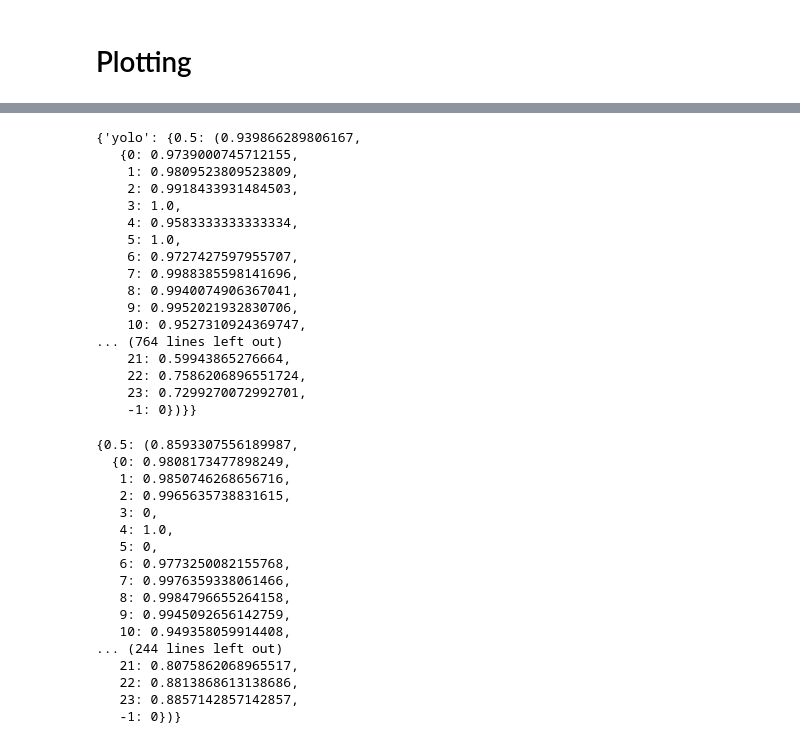
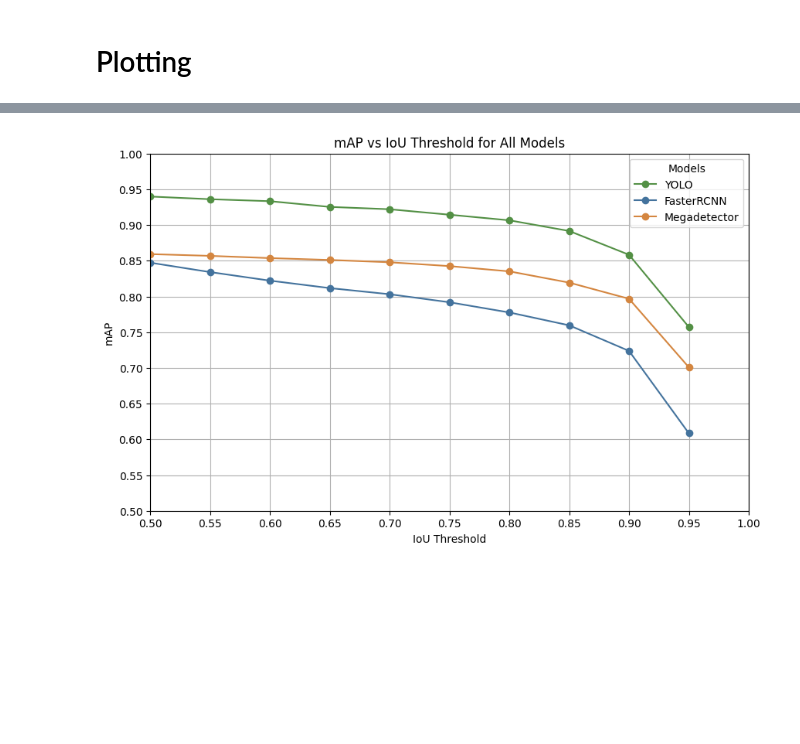
Before and after one commit to ziriraha/snieves-donana-benchmark, a Jupyter notebook: models/analysis/study.ipynb, the cells around one changed output, grey strips where cells are left out. Saved outputs shown, nothing was run; the diff lists cells and outputs as text; code cells hidden in the pictures; blank space fills up the shorter version.

```diff
--- a/models/analysis/study.ipynb
+++ b/models/analysis/study.ipynb
@@ -179,47 +221,25 @@ def calculate_mAP(true, pred, iou, iou_threshold=0.5):
-# %%
-model_mAP = {}
-for model in ['yolo', 'megadetector', 'fasterrcnn']:
-    true, pred, iou = read_values(f"{model}_values.txt")
-    model_mAP[model] = {}
-    for i in range(50, 100, 5):
-        f = i/100
-        mAP, APs = calculate_mAP(true, pred, iou, iou_threshold=f)
-        model_mAP[model][f] = (float(mAP), APs)
-model_mAP
-# %% [output]
-{'yolo': {0.5: (0.939866289806167,
-   {0: 0.9739000745712155,
-    1: 0.9809523809523809,
-    2: 0.9918433931484503,
-    3: 1.0,
-    4: 0.9583333333333334,
-    5: 1.0,
-    6: 0.9727427597955707,
-    7: 0.9988385598141696,
-    8: 0.9940074906367041,
-    9: 0.9952021932830706,
-    10: 0.9527310924369747,
-... (764 lines left out)
-    21: 0.59943865276664,
-    22: 0.7586206896551724,
-    23: 0.7299270072992701,
-    -1: 0})}}
 # %%
+# Plot all mAP vs IoU Threshold curves in a single plot
+def plot_all_mAP_vs_iou(models, colors):
+    plt.figure(figsize=(10, 6))
+
+    for model, data in models.items():
+        mAP = data["mAP"]
+        x = list(mAP.keys())
+        y = [mAP[i][0] for i in x]
+        plt.plot(x, y, marker='o', label=model, color=colors[model])
+
+    plt.xticks(ticks=[i * 0.05 for i in range(21)], labels=[f"{i * 0.05:.2f}" for i in range(21)])
+    plt.xlim(0.5, 1)
+    plt.yticks(ticks=[i * 0.05 for i in range(21)], labels=[f"{i * 0.05:.2f}" for i in range(21)])
+    plt.ylim(0.5, 1)
+    plt.xlabel("IoU Threshold")
+    plt.ylabel("mAP")
+    plt.title("mAP vs IoU Threshold for All Models")
+    plt.grid()
+    plt.legend(title="Models")
+    plt.show()
+
+plot_all_mAP_vs_iou(models, COLORS)
 # %% [output]
-{0.5: (0.8593307556189987,
-  {0: 0.9808173477898249,
-   1: 0.9850746268656716,
-   2: 0.9965635738831615,
-   3: 0,
-   4: 1.0,
-   5: 0,
-   6: 0.9773250082155768,
-   7: 0.9976359338061466,
-   8: 0.9984796655264158,
-   9: 0.9945092656142759,
-   10: 0.949358059914408,
-... (244 lines left out)
-   21: 0.8075862068965517,
-   22: 0.8813868613138686,
-   23: 0.8857142857142857,
-   -1: 0})}
+[figure, added]
```
Also changed, not shown: parts of 9 cells of this notebook.
